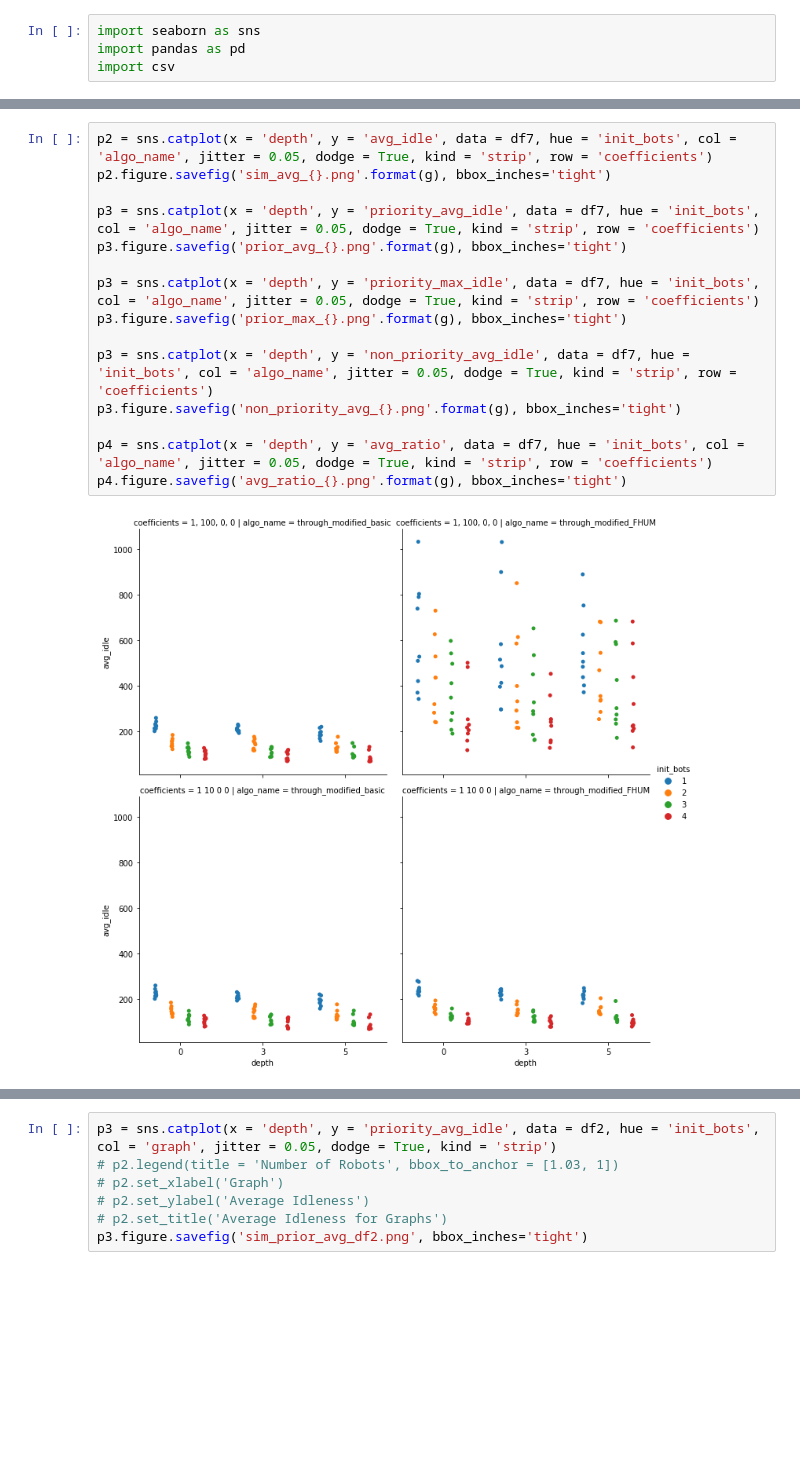
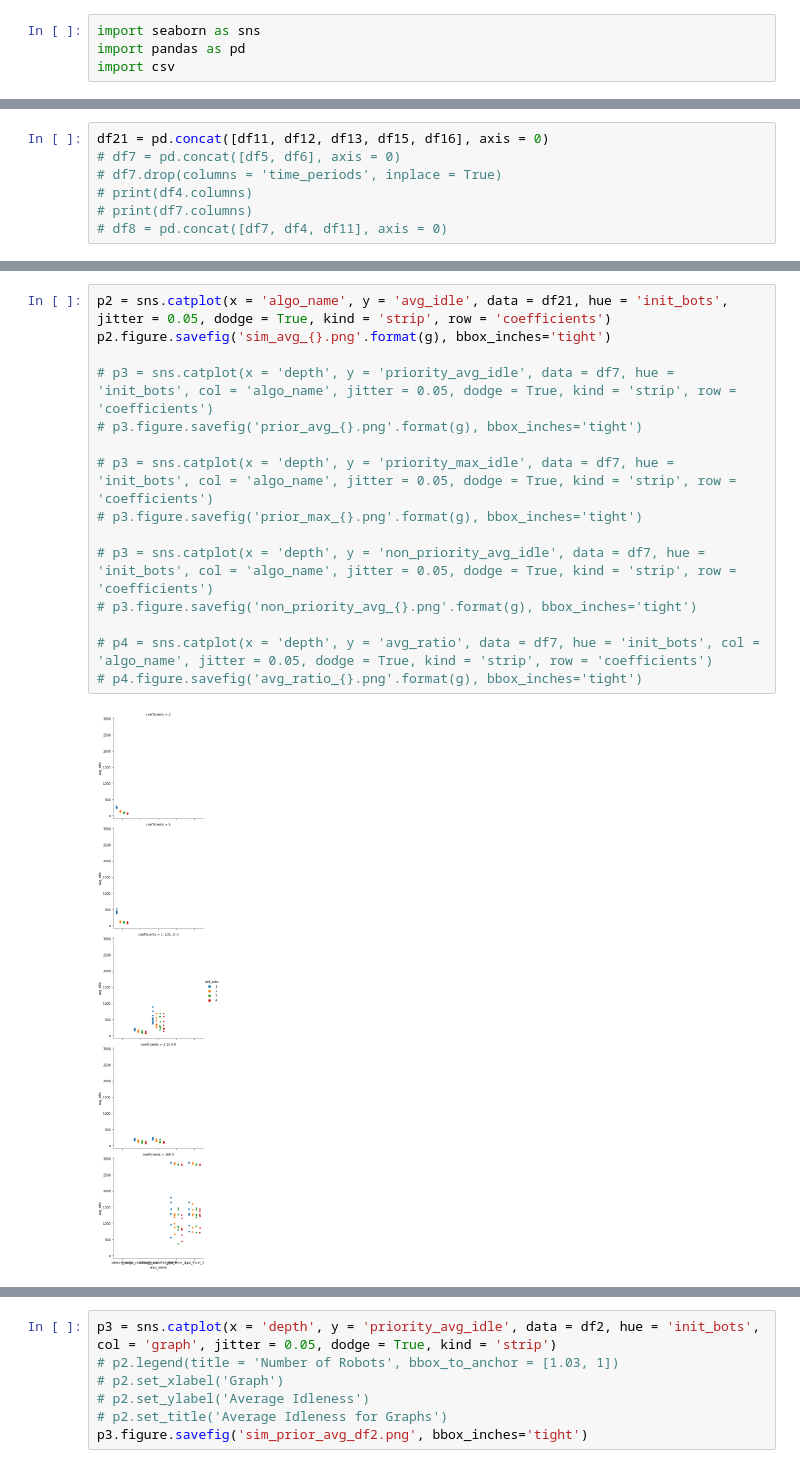
Before and after one commit to Rohanmore123/mrpp_sumo, a Jupyter notebook: csv_files_mrpp/plot_data copy.ipynb, the cells around one changed output, grey strips where cells are left out. Cells and saved outputs as stored; diff of their text form; blank space fills up the shorter version.

Commit message:
ppa_fhum_1_some_data

```diff
--- a/csv_files_mrpp/plot_data copy.ipynb
+++ b/csv_files_mrpp/plot_data copy.ipynb
@@ -66,0 +54,7 @@ p1.figure.savefig('sim_avg_df1.png', bbox_inches='tight')
+# %%
+df21 = pd.concat([df11, df12, df13, df15, df16], axis = 0)
+# df7 = pd.concat([df5, df6], axis = 0)
+# df7.drop(columns = 'time_periods', inplace = True)
+# print(df4.columns)
+# print(df7.columns)
+# df8 = pd.concat([df7, df4, df11], axis = 0)
@@ -67,17 +65,17 @@ p1.figure.savefig('sim_avg_df1.png', bbox_inches='tight')
 # %%
-p2 = sns.catplot(x = 'depth', y = 'avg_idle', data = df7, hue = 'init_bots', col = 'algo_name', jitter = 0.05, dodge = True, kind = 'strip', row = 'coefficients')
+p2 = sns.catplot(x = 'algo_name', y = 'avg_idle', data = df21, hue = 'init_bots', jitter = 0.05, dodge = True, kind = 'strip', row = 'coefficients')
 p2.figure.savefig('sim_avg_{}.png'.format(g), bbox_inches='tight')
 
-p3 = sns.catplot(x = 'depth', y = 'priority_avg_idle', data = df7, hue = 'init_bots', col = 'algo_name', jitter = 0.05, dodge = True, kind = 'strip', row = 'coefficients')
-p3.figure.savefig('prior_avg_{}.png'.format(g), bbox_inches='tight')
+# p3 = sns.catplot(x = 'depth', y = 'priority_avg_idle', data = df7, hue = 'init_bots', col = 'algo_name', jitter = 0.05, dodge = True, kind = 'strip', row = 'coefficients')
+# p3.figure.savefig('prior_avg_{}.png'.format(g), bbox_inches='tight')
 
-p3 = sns.catplot(x = 'depth', y = 'priority_max_idle', data = df7, hue = 'init_bots', col = 'algo_name', jitter = 0.05, dodge = True, kind = 'strip', row = 'coefficients')
-p3.figure.savefig('prior_max_{}.png'.format(g), bbox_inches='tight')
+# p3 = sns.catplot(x = 'depth', y = 'priority_max_idle', data = df7, hue = 'init_bots', col = 'algo_name', jitter = 0.05, dodge = True, kind = 'strip', row = 'coefficients')
+# p3.figure.savefig('prior_max_{}.png'.format(g), bbox_inches='tight')
 
-p3 = sns.catplot(x = 'depth', y = 'non_priority_avg_idle', data = df7, hue = 'init_bots', col = 'algo_name', jitter = 0.05, dodge = True, kind = 'strip', row = 'coefficients')
-p3.figure.savefig('non_priority_avg_{}.png'.format(g), bbox_inches='tight')
+# p3 = sns.catplot(x = 'depth', y = 'non_priority_avg_idle', data = df7, hue = 'init_bots', col = 'algo_name', jitter = 0.05, dodge = True, kind = 'strip', row = 'coefficients')
+# p3.figure.savefig('non_priority_avg_{}.png'.format(g), bbox_inches='tight')
 
-p4 = sns.catplot(x = 'depth', y = 'avg_ratio', data = df7, hue = 'init_bots', col = 'algo_name', jitter = 0.05, dodge = True, kind = 'strip', row = 'coefficients')
-p4.figure.savefig('avg_ratio_{}.png'.format(g), bbox_inches='tight')
+# p4 = sns.catplot(x = 'depth', y = 'avg_ratio', data = df7, hue = 'init_bots', col = 'algo_name', jitter = 0.05, dodge = True, kind = 'strip', row = 'coefficients')
+# p4.figure.savefig('avg_ratio_{}.png'.format(g), bbox_inches='tight')
 # %% [output]
-[figure, old version]
+[figure, new version]
```
Also changed, not shown: parts of 5 cells of this notebook, 38 other files.
